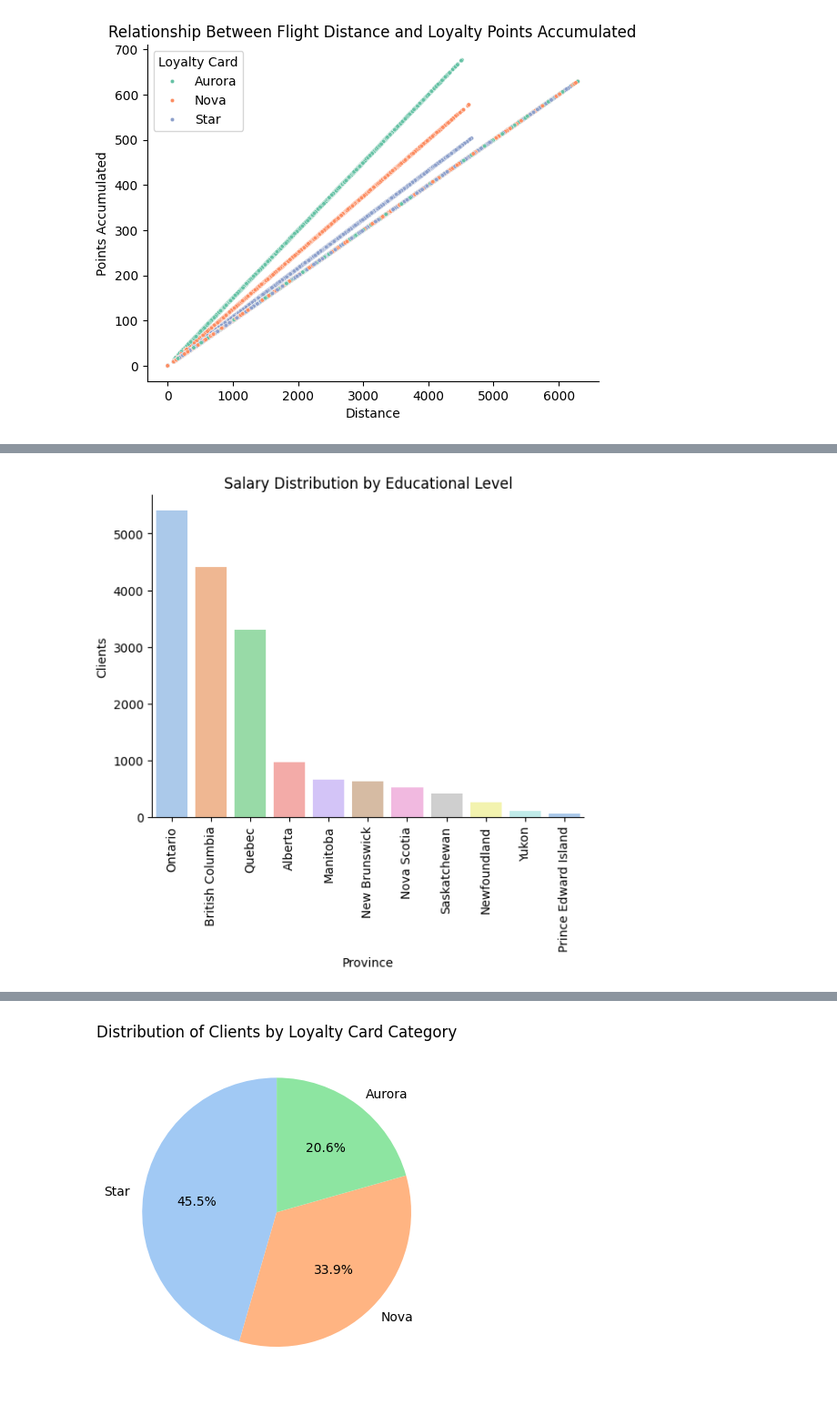
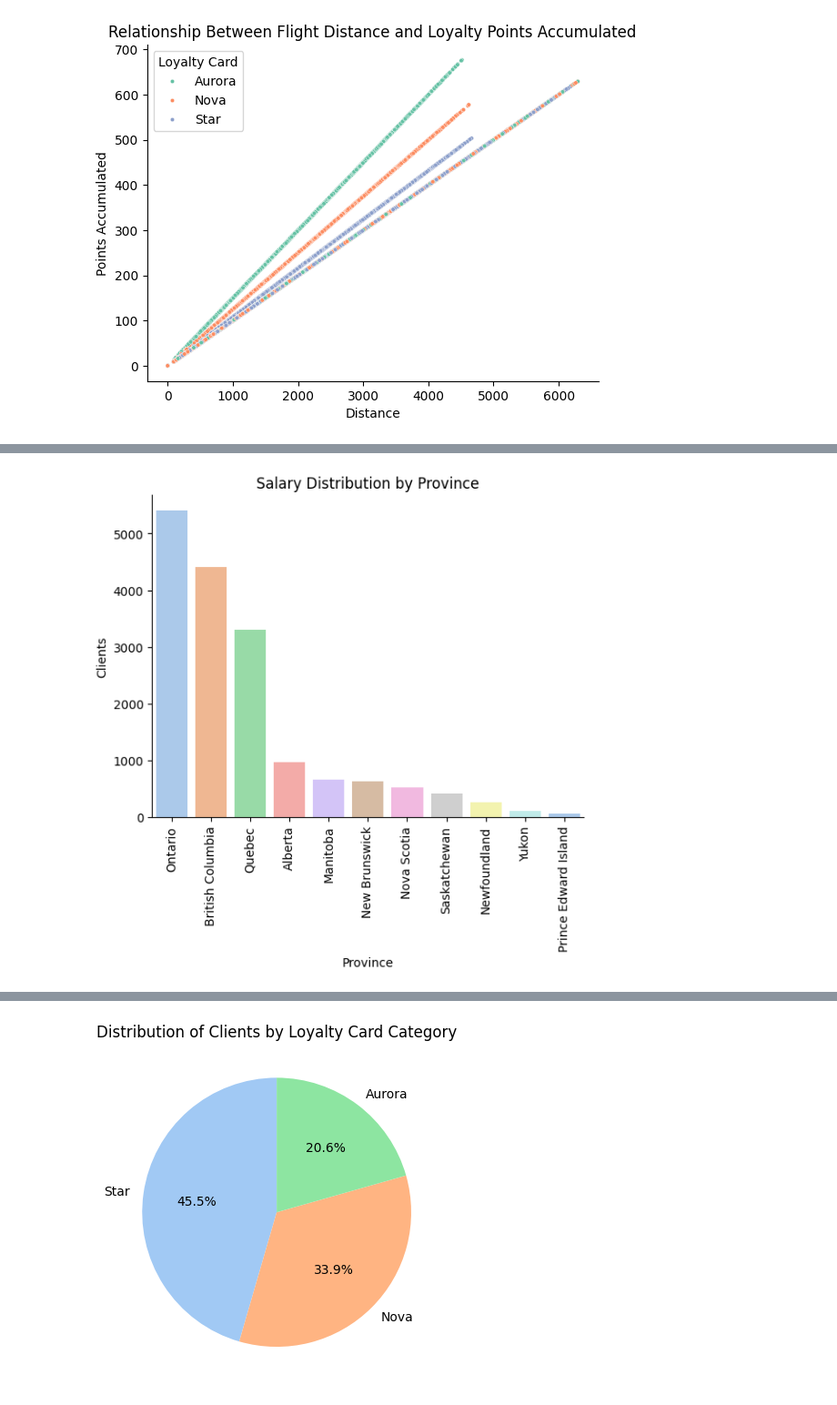
Before and after one commit to Adalab/bda-modulo-3-evaluacion-final-janarm93, a Jupyter notebook: Ejercicio_Jana.ipynb, the cells around one changed output, grey strips where cells are left out. Shown at 91% size. Saved outputs shown, nothing was run; the diff lists cells and outputs as text; code cells hidden in the pictures.

```diff
--- a/Ejercicio_Jana.ipynb
+++ b/Ejercicio_Jana.ipynb
@@ -444,5 +447,9 @@ df_clients['Salary'] = df_clients['Salary'].astype(int)
 df_clients['Year'].unique()
 # %% [output]
 array([2017, 2018])
+# %%
+# Cambio valores negativos a positivos en columna 'Salary':
+
+df_clients['Salary'] = np.abs(df_clients['Salary'])
 # %% [markdown]
 # Fase 2: Visualización
@@ -505,21 +524,21 @@ plt.show() # Mostrar el gráfico
 # %%
 # 3. ¿Cuál es la distribución de los clientes por provincia o estado?
 # Es decir, poder ver cuántos clientes hay en cada provincia.
 
 df_unique_clients = (df_clients.groupby("Province")["Loyalty Number"].nunique()).reset_index().sort_values(by='Loyalty Number', ascending=False) # Filtrado por clientes únicos/as y agrupamos por provincia
 
 # Creación del gráfico de barras:
 sns.barplot(x = "Province", y = "Loyalty Number", data = df_unique_clients, hue='Province', palette='pastel') #Contenido y características gráfico.
 
-plt.title("Salary Distribution by Educational Level") # Título gráfico
+plt.title("Salary Distribution by Province") # Título gráfico
 
 plt.xlabel("Province") #Título eje x
 plt.xticks(rotation = 90) #Rotación nombres eje x
 plt.ylabel("Clients") #Título eje y
 
 plt.gca().spines['right'].set_visible(False) #Eliminación línea derecha gráfico.
 plt.gca().spines["top"].set_visible(False) #Eliminación línea superior gráfico.
 
 plt.show() #Mostrar el gráfico
 # %% [output]
-[figure, old version]
+[figure, new version]
```
Also changed, not shown: parts of 33 cells of this notebook, 1 other file.
